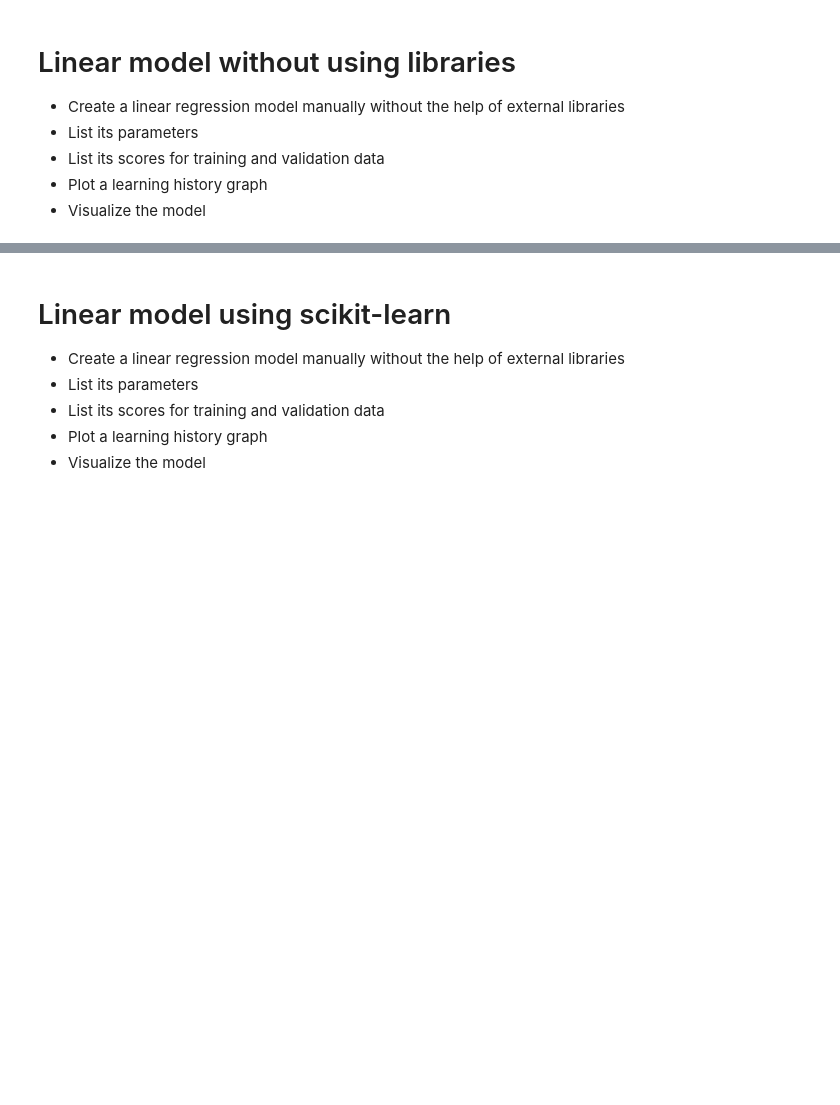
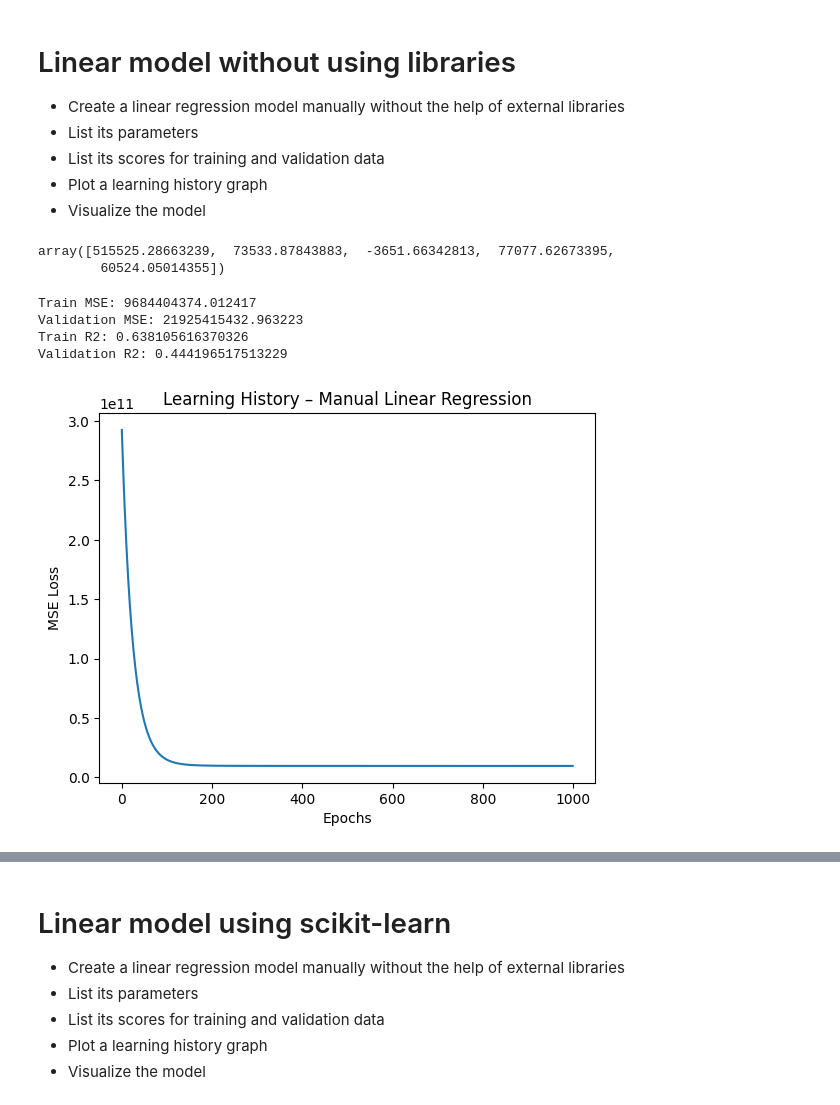
Before and after one commit to University-of-Pardubice/exercises-canistan0, a Jupyter notebook: 06_Linear_regression/06_B_task_Portland.ipynb, the cells around one changed output, grey strips where cells are left out. Cells and saved outputs as stored; diff of their text form; code cells hidden in the pictures; blank space fills up the shorter version.

```diff
--- a/06_Linear_regression/06_B_task_Portland.ipynb
+++ b/06_Linear_regression/06_B_task_Portland.ipynb
@@ -49,3 +51,12 @@ NameError: name 'pd' is not defined
+# %%
+X_train, X_val, y_train, y_val = train_test_split(
+    X, y, test_size=0.2, random_state=42
+)
+# %%
+scaler = StandardScaler()
+
+X_train_scaled = scaler.fit_transform(X_train)
+X_val_scaled = scaler.transform(X_val)
 # %% [markdown]
 # Linear model without using libraries
 - Create a linear regression model manually without the help of external libraries
@@ -53,3 +64,53 @@ NameError: name 'pd' is not defined
 - List its scores for training and validation data
 - Plot a learning history graph
 - Visualize the model
+# %%
+def gradient_descent(X, y, lr=0.01, epochs=1000):
+    m, n = X.shape
+    X_b = np.c_[np.ones((m, 1)), X]   # add bias term
+    theta = np.zeros(n + 1)
+    loss_history = []
+
+    for _ in range(epochs):
+        predictions = X_b.dot(theta)
+        errors = predictions - y
+        gradients = (2/m) * X_b.T.dot(errors)
+        theta -= lr * gradients
+        loss = np.mean(errors ** 2)
+        loss_history.append(loss)
+
+    return theta, loss_history
+# %%
+theta, loss_history = gradient_descent(
+    X_train_scaled, y_train.values, lr=0.01, epochs=1000
+)
+# %%
+theta
+# %% [output]
+array([515525.28663239,  73533.87843883,  -3651.66342813,  77077.62673395,
+        60524.05014355])
+# %%
+def predict(X, theta):
+    X_b = np.c_[np.ones((X.shape[0], 1)), X]
+    return X_b.dot(theta)
+
+y_train_pred = predict(X_train_scaled, theta)
+y_val_pred = predict(X_val_scaled, theta)
+
+print("Train MSE:", mean_squared_error(y_train, y_train_pred))
+print("Validation MSE:", mean_squared_error(y_val, y_val_pred))
+print("Train R2:", r2_score(y_train, y_train_pred))
+print("Validation R2:", r2_score(y_val, y_val_pred))
+# %% [output]
+Train MSE: 9684404374.012417
+Validation MSE: 21925415432.963223
+Train R2: 0.638105616370326
+Validation R2: 0.444196517513229
+# %%
+plt.plot(loss_history)
+plt.xlabel("Epochs")
+plt.ylabel("MSE Loss")
+plt.title("Learning History – Manual Linear Regression")
+plt.show()
+# %% [output]
+[figure, added]
```
Also changed, not shown: parts of 9 cells of this notebook, 2 other files.
